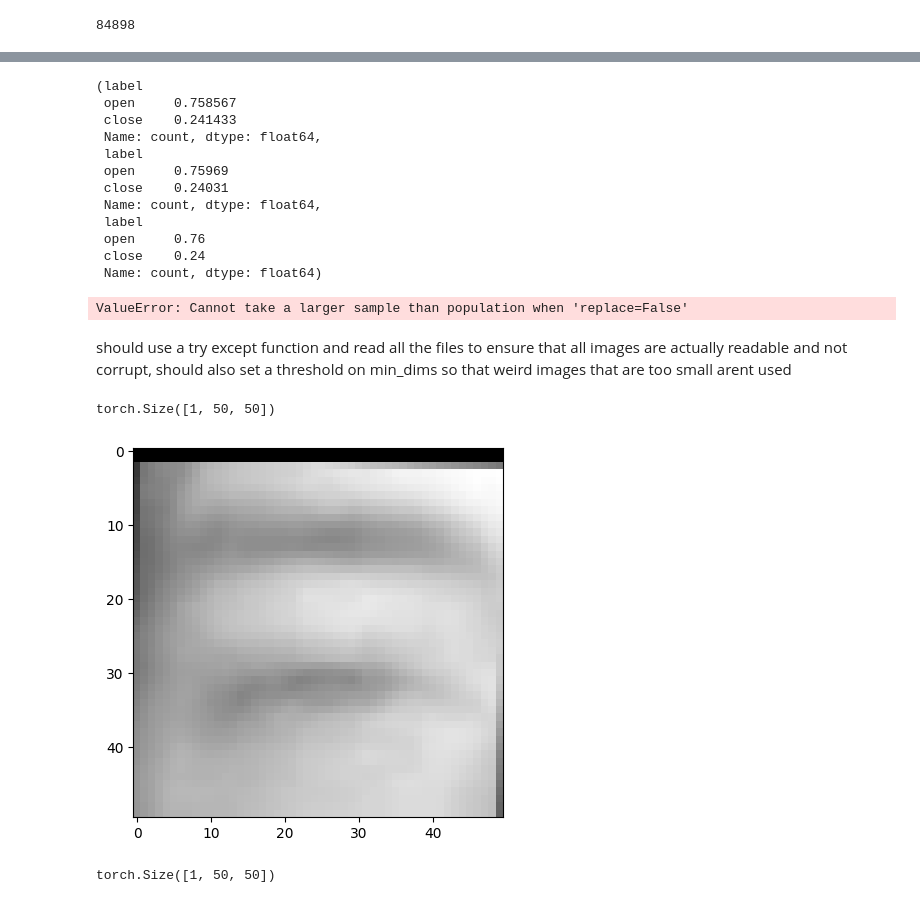
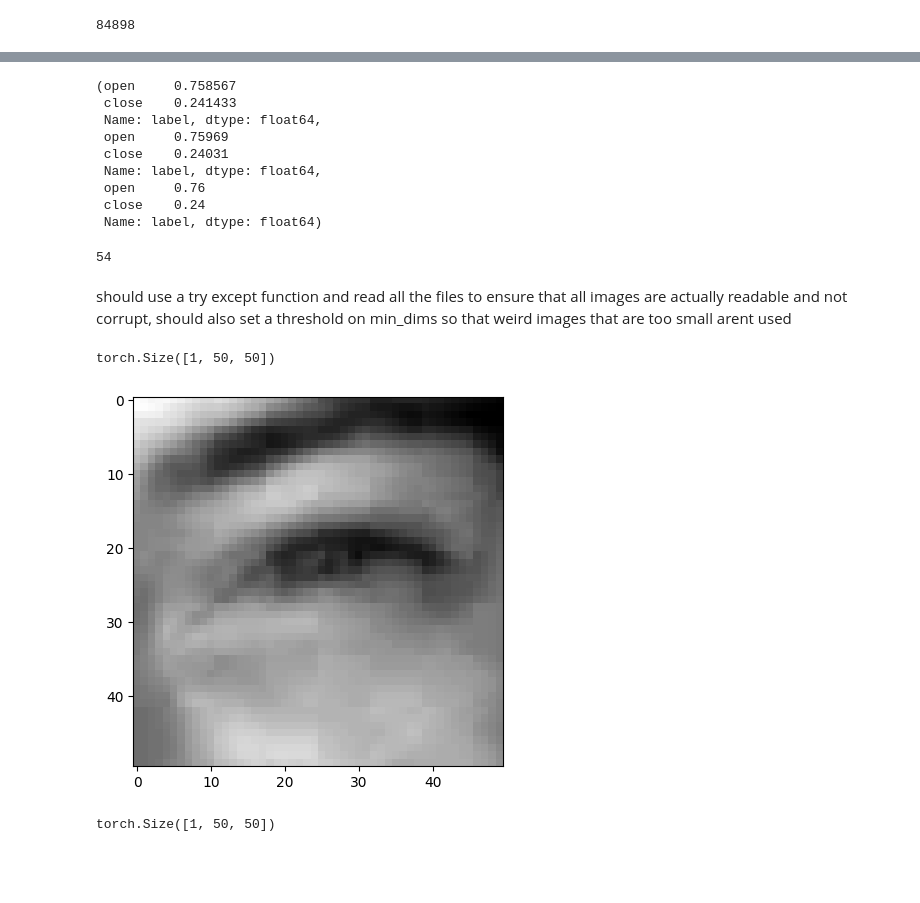
Before and after one commit to haidiazaman/secure-face-capture-python-app, a Jupyter notebook: dev/prepare_scripts.ipynb, the cells around one changed output, grey strips where cells are left out. Saved outputs shown, nothing was run; the diff lists cells and outputs as text; code cells hidden in the pictures; blank space fills up the shorter version.

Commit message:
created 2 new data csvs, 1 for work laptop, 1 for personal laptop

```diff
--- a/dev/prepare_scripts.ipynb
+++ b/dev/prepare_scripts.ipynb
@@ -19,5 +11,6 @@ please provide us feedback at https://github.com/pandas-dev/pandas/issues/54466
 # %%
-df = pd.read_csv("data/v1.0.0.csv")
+# df = pd.read_csv("data/v1.0.0_work_laptop.csv")
+df = pd.read_csv("data/v1.0.0_personal_laptop.csv")
 df
 # %% [output]
 |  | image_path | subject_ID | image_number | gender | glasses | eye_state | reflections | image_quality | ... |
@@ -63,30 +55,29 @@ len(train),len(val),len(test)
 
 train.label.value_counts()/len(train),val.label.value_counts()/len(val),test.label.value_counts()/len(test)
 # %% [output]
-(label
- open     0.758567
+(open     0.758567
  close    0.241433
- Name: count, dtype: float64,
- label
+ Name: label, dtype: float64,
  open     0.75969
  close    0.24031
- Name: count, dtype: float64,
- label
+ Name: label, dtype: float64,
  open     0.76
  close    0.24
- Name: count, dtype: float64)
+ Name: label, dtype: float64)
 # %%
-# find what the min_dim for the dataset is, that should resize all images to a number close to that, so that small images are not upsampled to larger dim instead
-min_dim = np.float64("inf")
-for i,row in tqdm(df.sample(n=10000).iterrows()):
-    dims = plt.imread(row['image_path']).shape
-    dims = min(dims)
-    if dims<min_dim:
-        min_dim=dims
+# # find what the min_dim for the dataset is, that should resize all images to a number close to that, so that small images are not upsampled to larger dim instead
+# min_dim = np.float64("inf")
+# for i,row in tqdm(df.sample(n=10000).iterrows()):
+#     dims = plt.imread(row['image_path']).shape
+#     dims = min(dims)
+#     if dims<min_dim:
+#         min_dim=dims
 
-min_dim
+# min_dim
-# %% [output]
-ValueError: Cannot take a larger sample than population when 'replace=False'
+# %%
+min_dim
+# %% [output]
+54
 # %% [markdown]
 should use a try except function and read all the files to ensure that all images are actually readable and not corrupt, should also set a threshold on min_dims so that weird images that are too small arent used
 # %%
@@ -145,16 +136,16 @@ class EyeDataset(Dataset):
 # %%
 sample_dataset = EyeDataset(
     df=val,
-    split_type='train',
+    split_type='val',
     input_dim=50
 )
 
 print(sample_dataset[0][0].shape)
-plt.imshow(sample_dataset[2][0].permute(1,2,0),cmap='gray')
+plt.imshow(sample_dataset[0][0].permute(1,2,0),cmap='gray')
 plt.show()
 # %% [output]
 torch.Size([1, 50, 50])
-[figure, old version]
+[figure, new version]
 # %%
 sample_dataset = EyeDataset(
     df=val,
```
Also changed, not shown: parts of 2 cells of this notebook, 2 other files.
